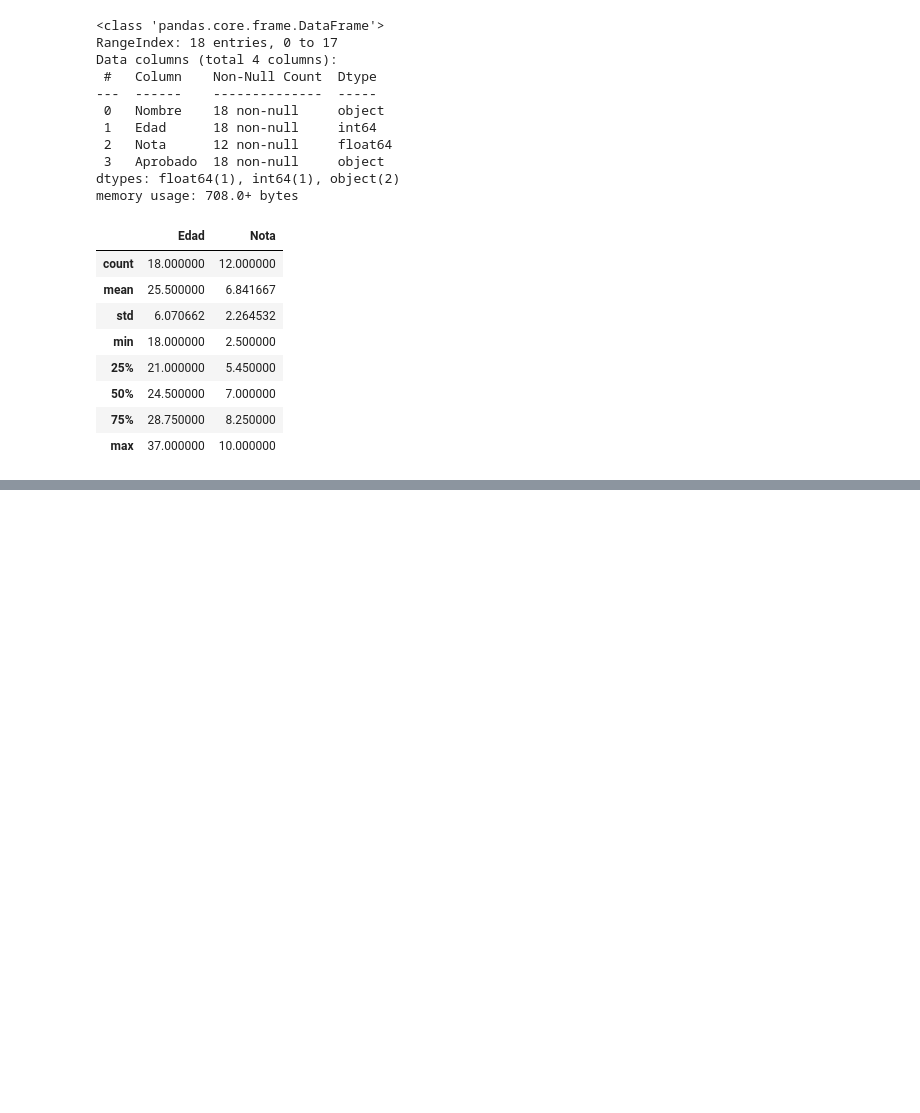
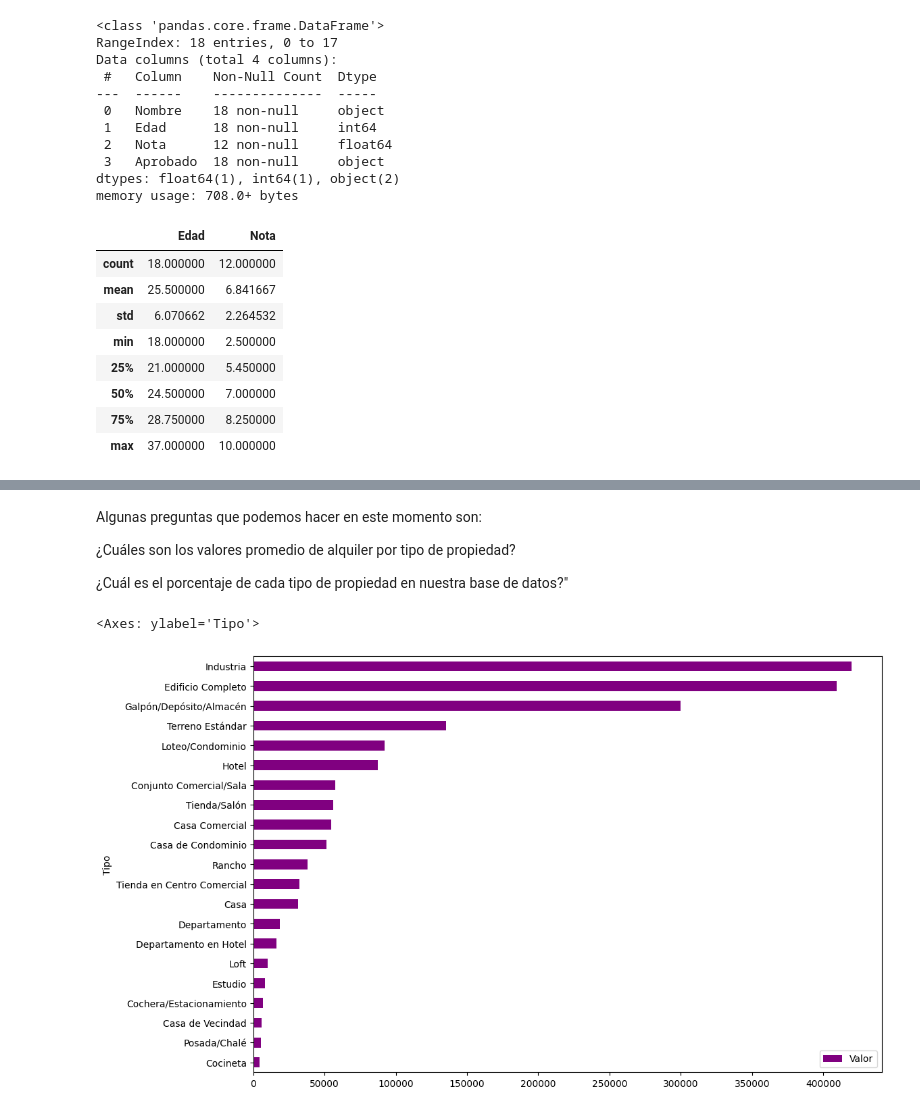
Before and after one commit to dscamacho333/Data_Science_Course, a Jupyter notebook: Pandas_Inmuebles_CDMX.ipynb, the cells around one changed output, grey strips where cells are left out. Drawn from its saved outputs; the diff is of its cells as text; code cells hidden in the pictures; blank space fills up the shorter version.

Commit message:
Learning about exploratory data analysis

```diff
--- a/Pandas_Inmuebles_CDMX.ipynb
+++ b/Pandas_Inmuebles_CDMX.ipynb
@@ -344,0 +320,20 @@ alumni_dataframe.describe()
+# %% [markdown]
+Algunas preguntas que podemos hacer en este momento son:
+
+¿Cuáles son los valores promedio de alquiler por tipo de propiedad?
+
+¿Cuál es el porcentaje de cada tipo de propiedad en nuestra base de datos?"
+# %%
+# Function to group data, get the mean and sort the resuls
+
+house_type_grouped_data  = data.groupby('Tipo')[['Valor']].mean().sort_values('Valor')
+
+# Function to graph data
+house_type_grouped_data.plot(
+    kind='barh',
+    figsize=(12,8),
+    color='purple'
+)
+# %% [output]
+<Axes: ylabel='Tipo'>
+[figure, added]
```
Also changed, not shown: parts of 22 cells of this notebook.
